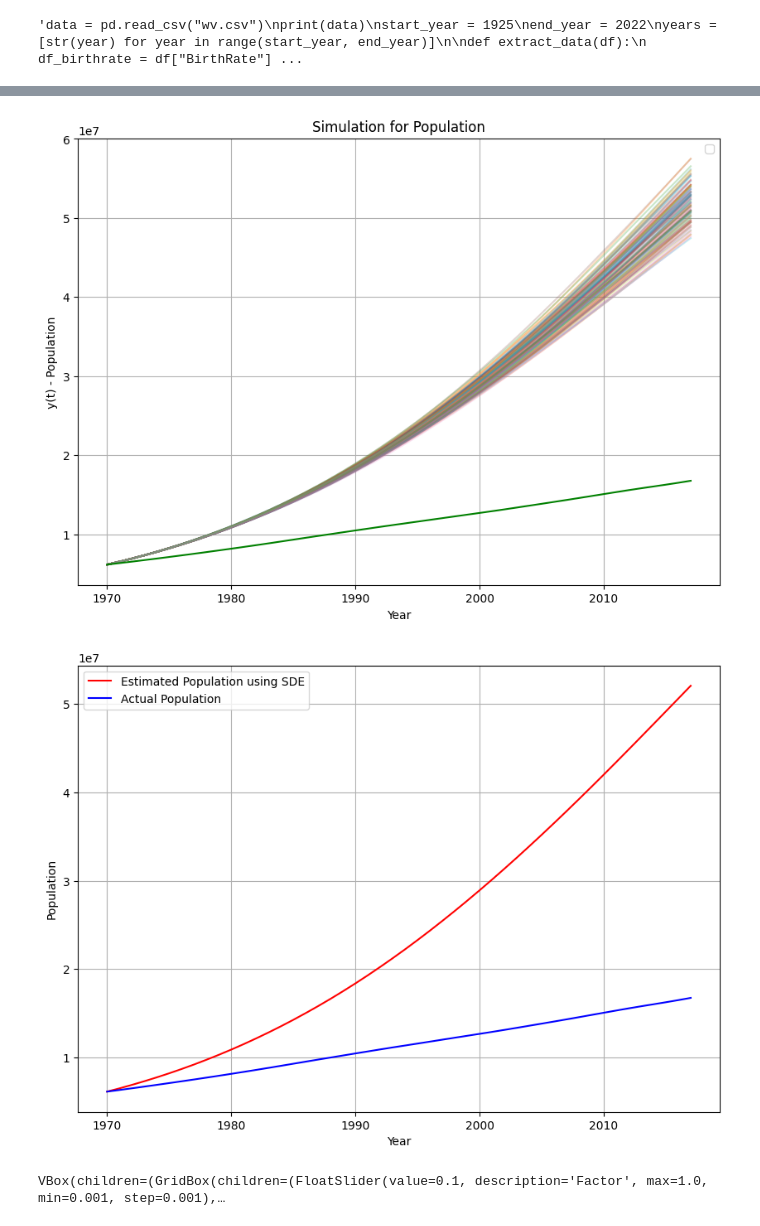
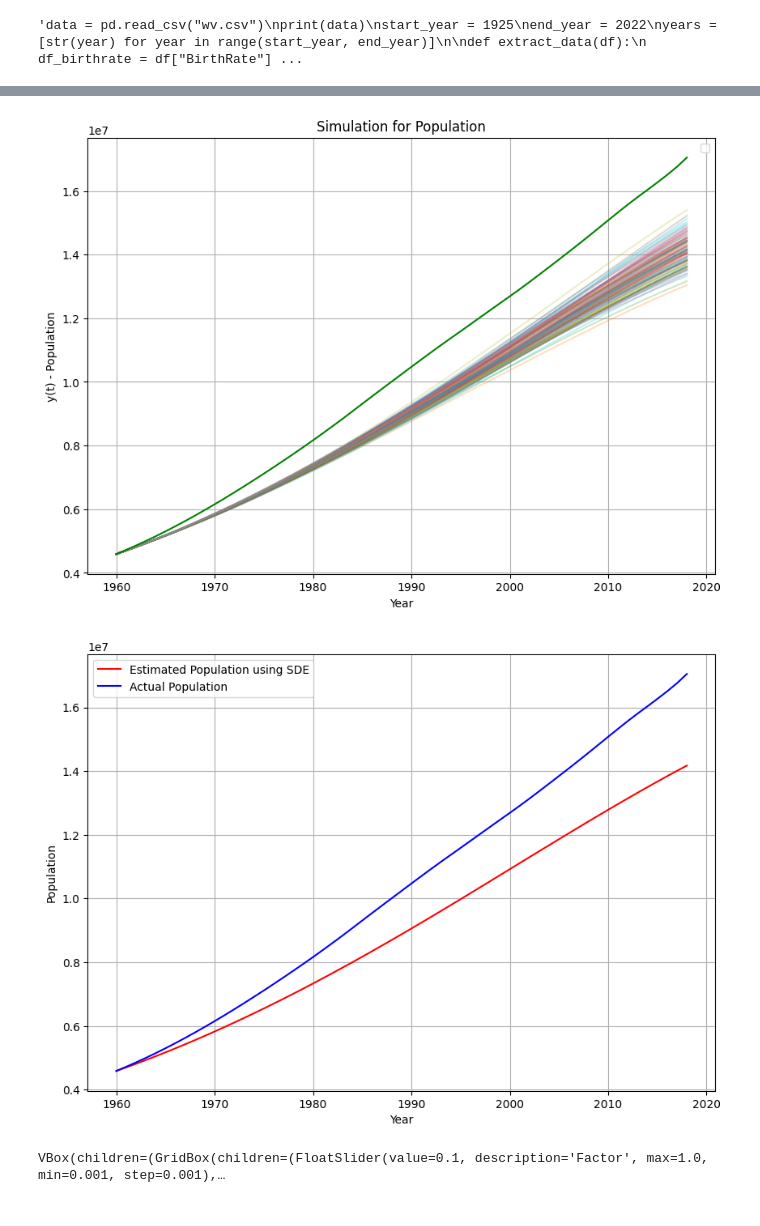
Before and after one commit to kellyj83/ML-Trading-Model, a Jupyter notebook: main_OU_Code.ipynb, the cells around one changed output, grey strips where cells are left out. Saved outputs shown, nothing was run; the diff lists cells and outputs as text; code cells hidden in the pictures.

```diff
--- a/main_OU_Code.ipynb
+++ b/main_OU_Code.ipynb
@@ -32,8 +32,8 @@ population = data.loc[0]
 birthrate = data.loc[1]
 deathrate = data.loc[2]
 
-start_year = 1970
-end_year = 2018
+start_year = 1960
+end_year = 2019
 years = [str(year) + ' [YR' + str(year) + ']' for year in range(start_year, end_year)]
 
 
@@ -483,7 +483,7 @@ def get_population_model(factor):
 
     return Y
 
-Y = get_population_model(1/20)
+Y = get_population_model(1/1000)
 # %%
 def main(factor):
 
@@ -505,36 +505,36 @@ def main(factor):
     plt.legend()
     plt.grid(True)
     plt.xlabel("Year")
     plt.ylabel("y(t) - Population")
     plt.show()
 
     return Y_vault
 
-Y_vault = main(0.1)
+Y_vault = main(0.05)
 
 mean_pop_per_year = []
 for i in range(len(Y_vault[0])):
 
     year_slice = []
 
     for j in range(len(Y_vault)):
         year_slice.append(Y_vault[j][i])
 
     mean_pop_per_year.append(np.mean(year_slice))
 
 #print(mean_pop_per_year)
 
 plt.figure(figsize=(10,7))
 plt.plot(year_labels, mean_pop_per_year, color='r', label="Estimated Population using SDE")
 plt.plot(year_labels, population, color="b", label="Actual Population")
 plt.legend()
 plt.grid(True)
 plt.xlabel("Year")
 plt.ylabel("Population")
 plt.show()
 # %% [output]
-[figure, old version]
+[figure, new version]
-[figure, old version]
+[figure, new version]
 # %%
 # Define your sliders
 factor_slider = widgets.FloatSlider(min=0.001, max=1, step=0.001, value=0.1, description="Factor")
```
Also changed, not shown: parts of 8 cells of this notebook, 1 other file.
